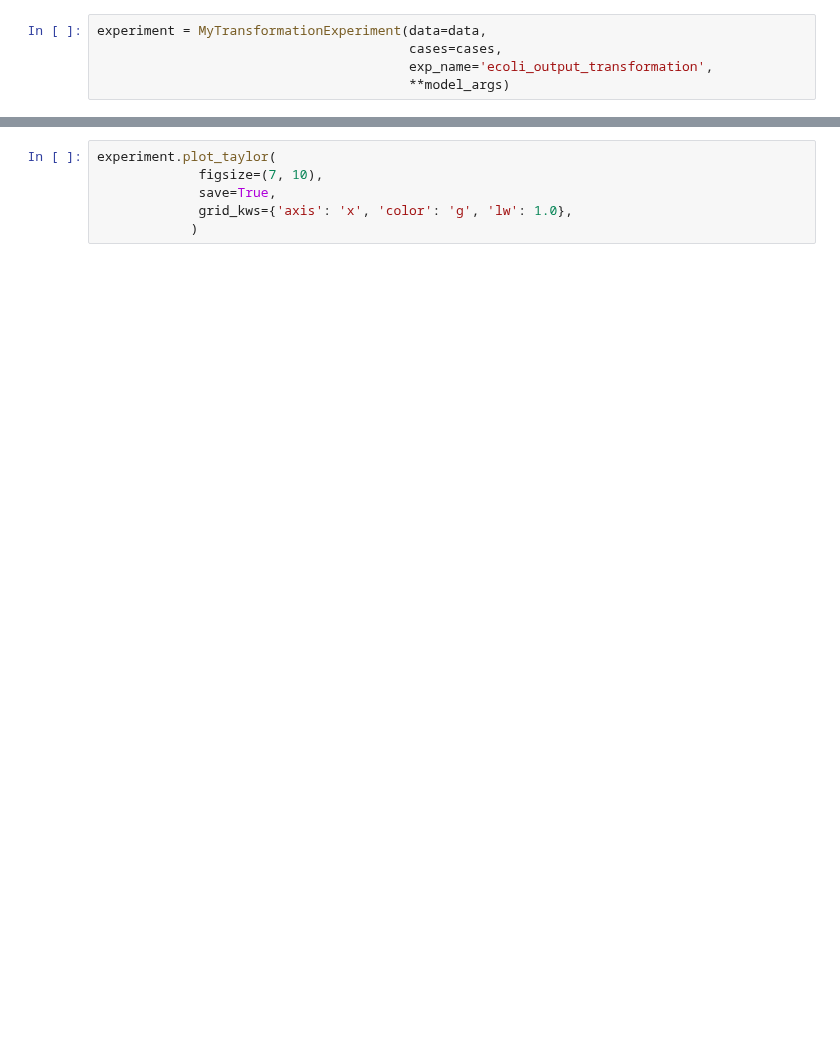
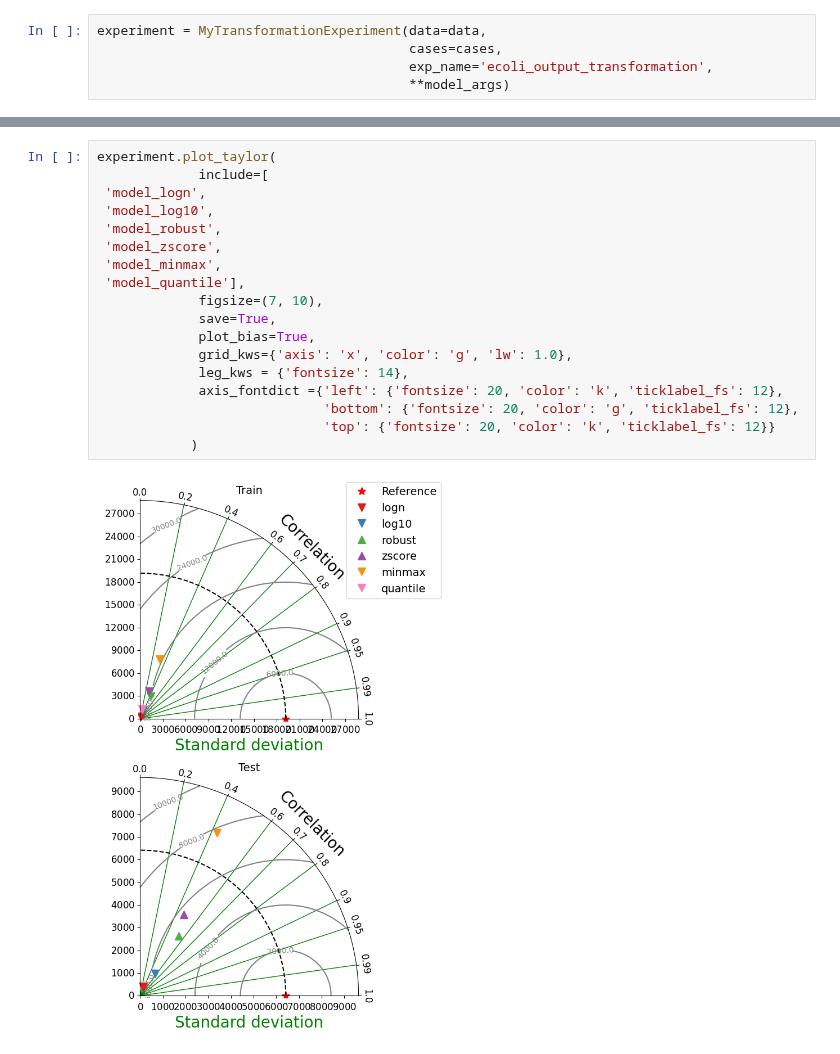
Before and after one commit to AtrCheema/AI4Water, a Jupyter notebook: examples/paper_figs/ecoli_modeling_with_transformations.ipynb, the cells around one changed output, grey strips where cells are left out. Saved outputs shown, nothing was run; the diff lists cells and outputs as text; blank space fills up the shorter version.

```diff
--- a/examples/paper_figs/ecoli_modeling_with_transformations.ipynb
+++ b/examples/paper_figs/ecoli_modeling_with_transformations.ipynb
@@ -99,6 +364,20 @@ errs = experiment.compare_errors('mape')
 # %%
 experiment.plot_taylor(
+             include=[
+ 'model_logn',
+ 'model_log10',
+ 'model_robust',
+ 'model_zscore',
+ 'model_minmax',
+ 'model_quantile'],
              figsize=(7, 10),
              save=True,
+             plot_bias=True,
              grid_kws={'axis': 'x', 'color': 'g', 'lw': 1.0},
+             leg_kws = {'fontsize': 14},
+             axis_fontdict ={'left': {'fontsize': 20, 'color': 'k', 'ticklabel_fs': 12},
+                             'bottom': {'fontsize': 20, 'color': 'g', 'ticklabel_fs': 12},
+                             'top': {'fontsize': 20, 'color': 'k', 'ticklabel_fs': 12}}
             )
+# %% [output]
+[figure, added]
```
Also changed, not shown: parts of 31 cells of this notebook.
